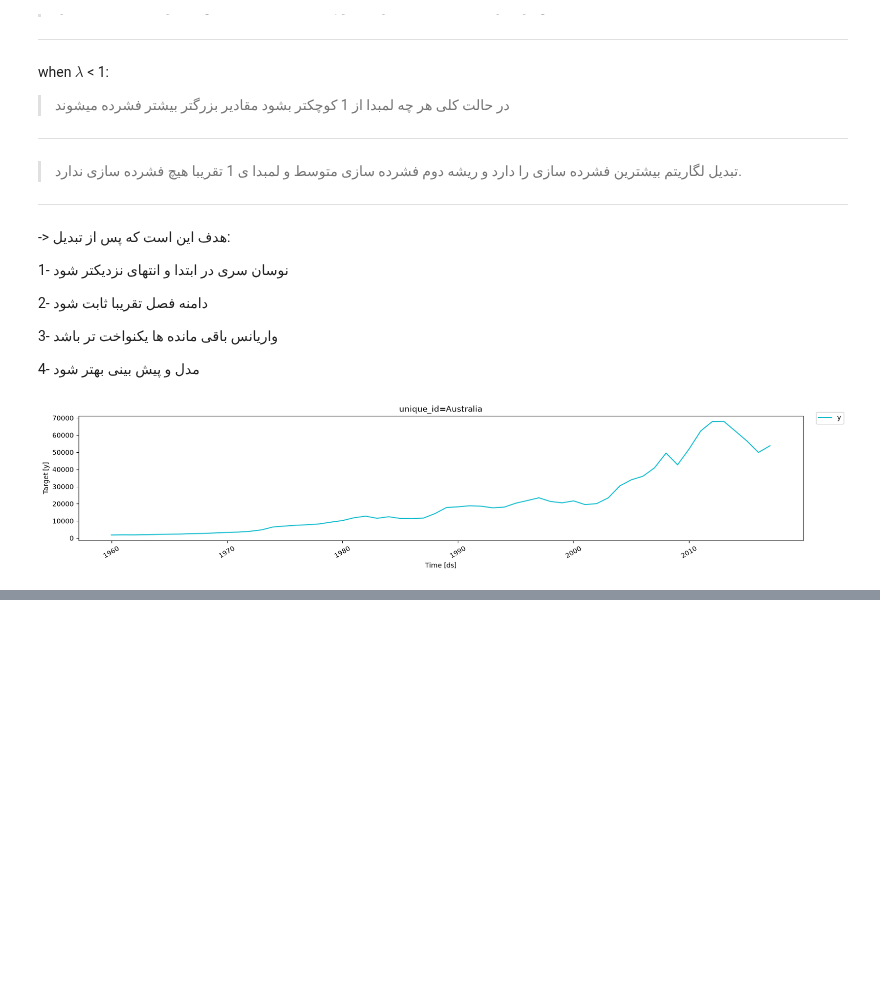
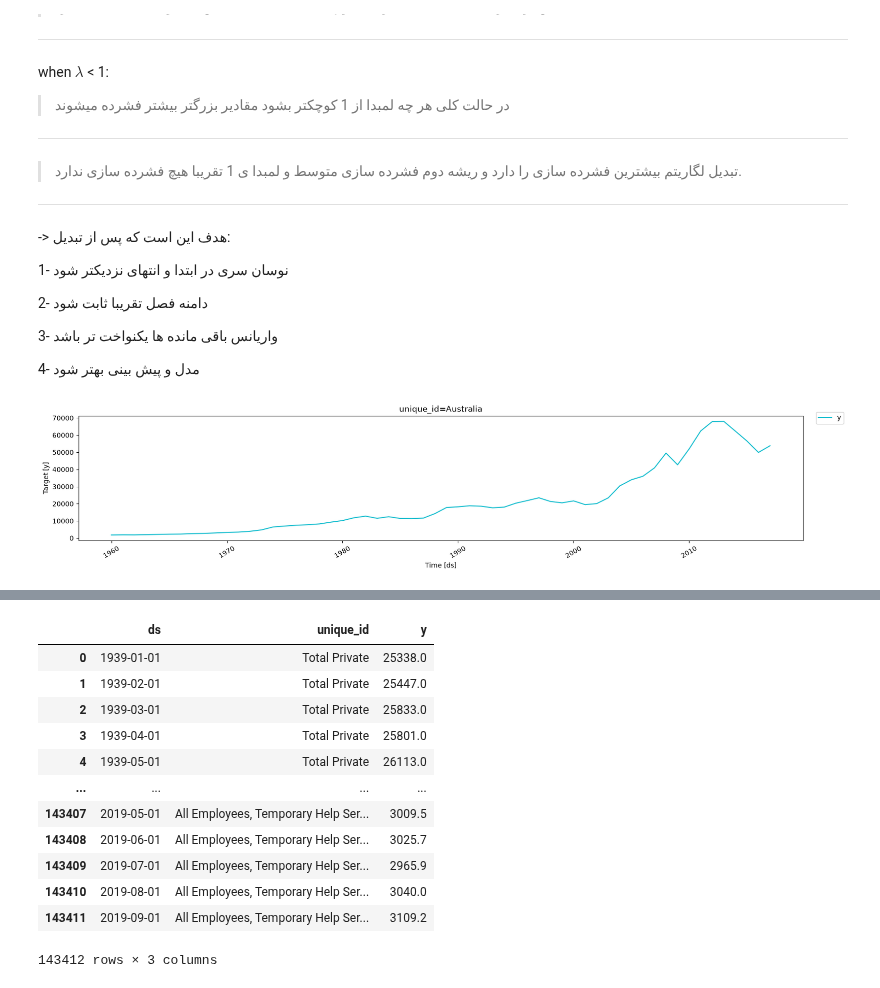
Before and after one commit to Minajamfum/forecasting, a Jupyter notebook: chapter3.ipynb, the cells around one changed output, grey strips where cells are left out. Cells and saved outputs as stored; diff of their text form; code cells hidden in the pictures; blank space fills up the shorter version.

```diff
--- a/chapter3.ipynb
+++ b/chapter3.ipynb
@@ -158,0 +172,17 @@ $$
+# %%
+us_employment = pd.read_csv("C:\\Users\\dell\\forecasting\\us_employment.csv" , parse_dates=["ds"])
+us_employment
+# %% [output]
+|  | ds | unique_id | y |
+| 0 | 1939-01-01 | Total Private | 25338.0 |
+| 1 | 1939-02-01 | Total Private | 25447.0 |
+| 2 | 1939-03-01 | Total Private | 25833.0 |
+| 3 | 1939-04-01 | Total Private | 25801.0 |
+| 4 | 1939-05-01 | Total Private | 26113.0 |
+| ... | ... | ... | ... |
+| 143407 | 2019-05-01 | All Employees, Temporary Help Ser... | 3009.5 |
+| 143408 | 2019-06-01 | All Employees, Temporary Help Ser... | 3025.7 |
+| 143409 | 2019-07-01 | All Employees, Temporary Help Ser... | 2965.9 |
+| 143410 | 2019-08-01 | All Employees, Temporary Help Ser... | 3040.0 |
+| 143411 | 2019-09-01 | All Employees, Temporary Help Ser... | 3109.2 |
+143412 rows × 3 columns
```
Also changed, not shown: parts of 4 cells of this notebook, 1 other file.
